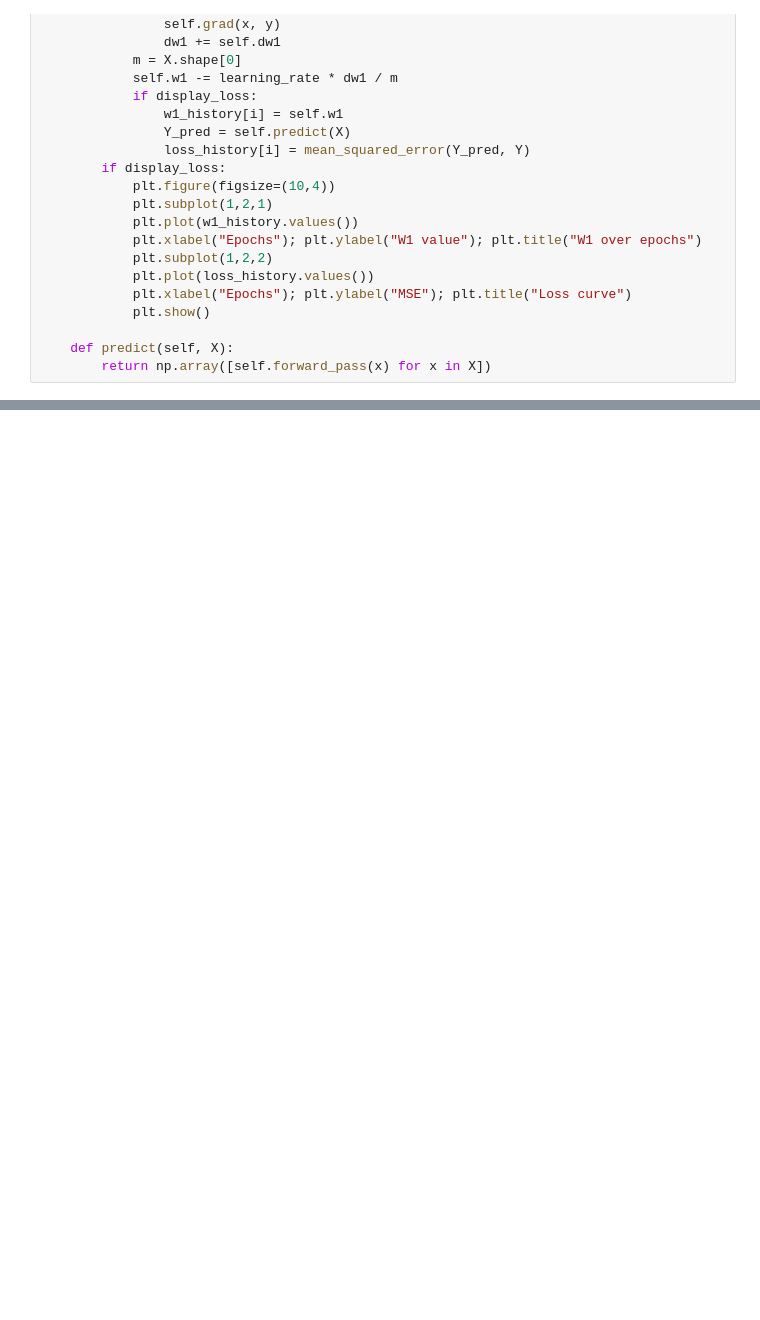
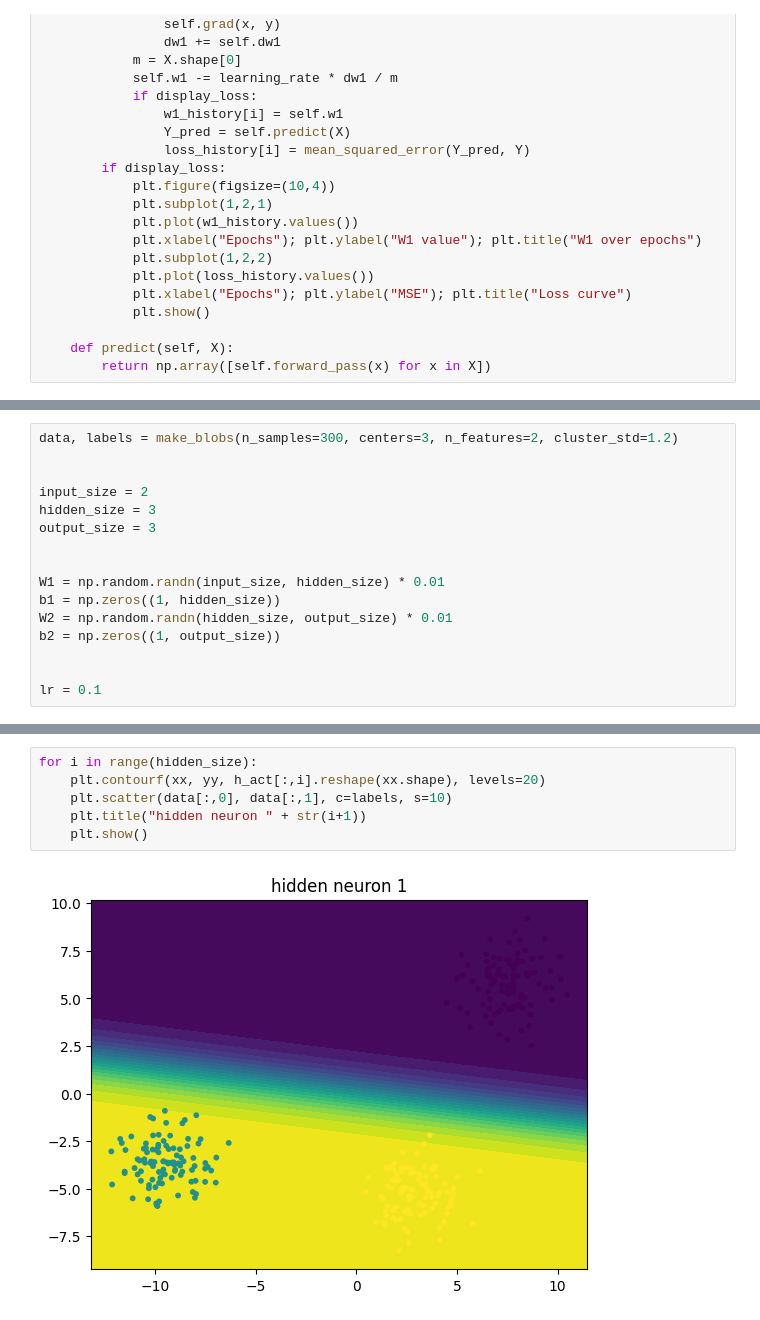
Before and after one commit to karthikpp03/AI_training_course, a Jupyter notebook: back_propagation.ipynb, the cells around one changed output, grey strips where cells are left out. Saved outputs shown, nothing was run; the diff lists cells and outputs as text; blank space fills up the shorter version.

```diff
--- a/back_propagation.ipynb
+++ b/back_propagation.ipynb
@@ -195,0 +112,16 @@ class FFNetworkW1:
+# %%
+data, labels = make_blobs(n_samples=300, centers=3, n_features=2, cluster_std=1.2)
+
+
+input_size = 2
+hidden_size = 3
+output_size = 3
+
+
+W1 = np.random.randn(input_size, hidden_size) * 0.01
+b1 = np.zeros((1, hidden_size))
+W2 = np.random.randn(hidden_size, output_size) * 0.01
+b2 = np.zeros((1, output_size))
+
+
+lr = 0.1
@@ -195,0 +223,8 @@ class FFNetworkW1:
+# %%
+for i in range(hidden_size):
+	plt.contourf(xx, yy, h_act[:,i].reshape(xx.shape), levels=20)
+	plt.scatter(data[:,0], data[:,1], c=labels, s=10)
+	plt.title("hidden neuron " + str(i+1))
+	plt.show()
+# %% [output]
+[figure, added]
```
Also changed, not shown: parts of 21 cells of this notebook, 12 other files.
